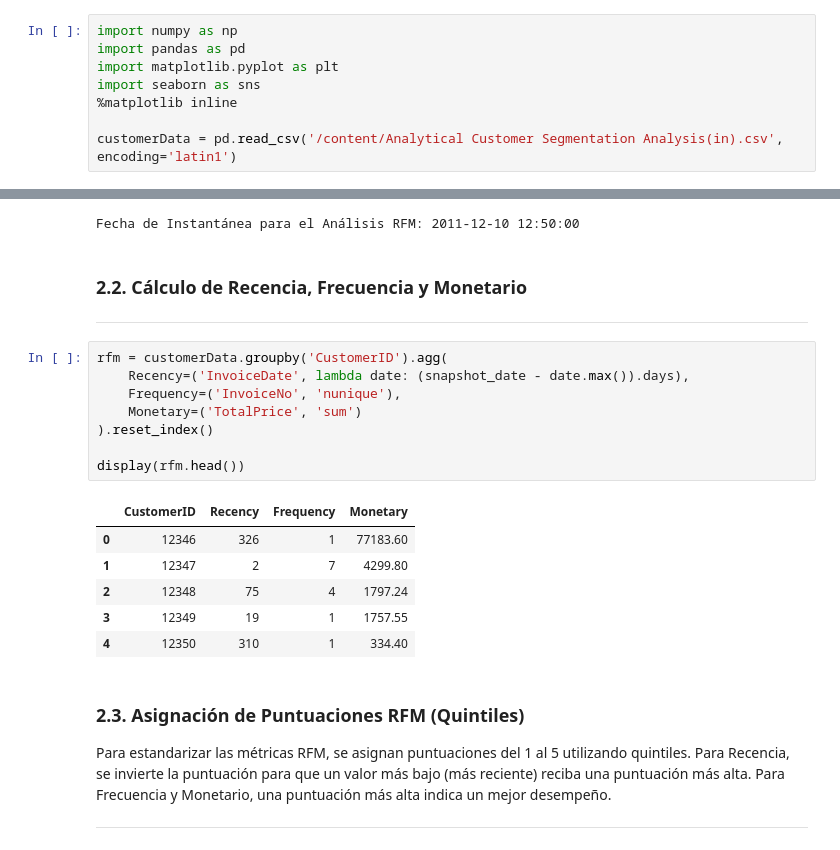
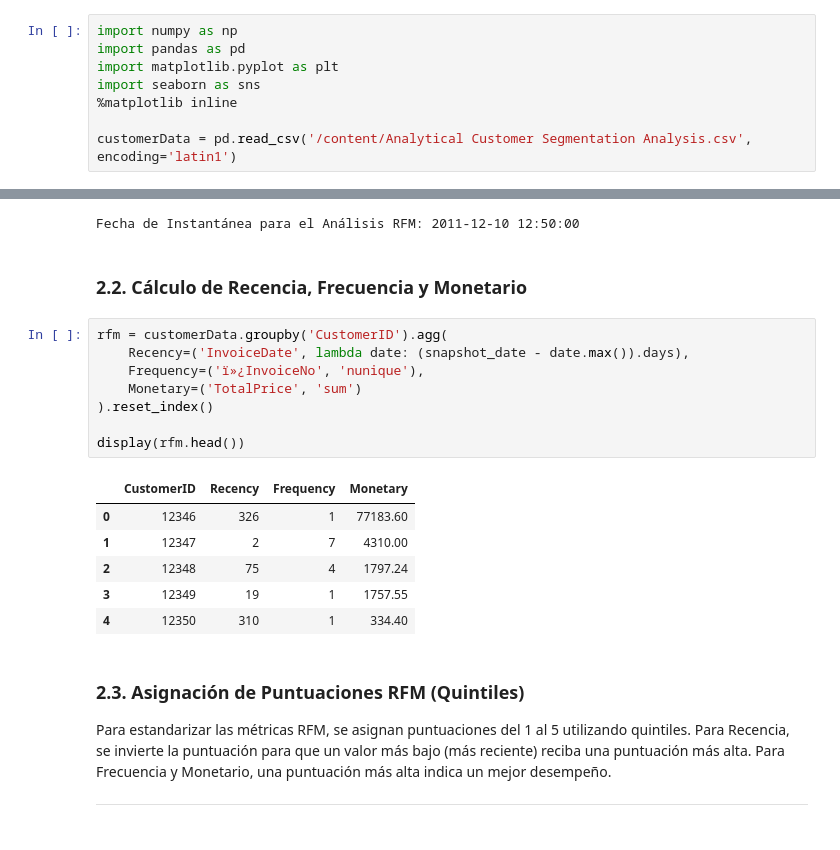
Before and after one commit to tecnojimbo/G5-ANALISISDATOS-EDA-, a Jupyter notebook: G5-AnalisisDatos-EDA.ipynb, the cells around one changed output, grey strips where cells are left out. Drawn from its saved outputs; the diff is of its cells as text.

```diff
--- a/G5-AnalisisDatos-EDA.ipynb
+++ b/G5-AnalisisDatos-EDA.ipynb
@@ -21,6 +19,6 @@ import matplotlib.pyplot as plt
 import seaborn as sns
 %matplotlib inline
 
-customerData = pd.read_csv('/content/Analytical Customer Segmentation Analysis(in).csv', encoding='latin1')
+customerData = pd.read_csv('/content/Analytical Customer Segmentation Analysis.csv', encoding='latin1')
 # %% [markdown]
 ### 1.2. Exploración Inicial de Datos
@@ -187,20 +181,18 @@ print(f"Fecha de Instantánea para el Análisis RFM: {snapshot_date}")
 Fecha de Instantánea para el Análisis RFM: 2011-12-10 12:50:00
 # %% [markdown]
 ### 2.2. Cálculo de Recencia, Frecuencia y Monetario
-
----
 # %%
 rfm = customerData.groupby('CustomerID').agg(
     Recency=('InvoiceDate', lambda date: (snapshot_date - date.max()).days),
-    Frequency=('InvoiceNo', 'nunique'),
+    Frequency=('ï»¿InvoiceNo', 'nunique'),
     Monetary=('TotalPrice', 'sum')
 ).reset_index()
 
 display(rfm.head())
 # %% [output]
 |  | CustomerID | Recency | Frequency | Monetary |
 | 0 | 12346 | 326 | 1 | 77183.60 |
-| 1 | 12347 | 2 | 7 | 4299.80 |
+| 1 | 12347 | 2 | 7 | 4310.00 |
 | 2 | 12348 | 75 | 4 | 1797.24 |
 | 3 | 12349 | 19 | 1 | 1757.55 |
 | 4 | 12350 | 310 | 1 | 334.40 |
```
Also changed, not shown: parts of 26 cells of this notebook.
